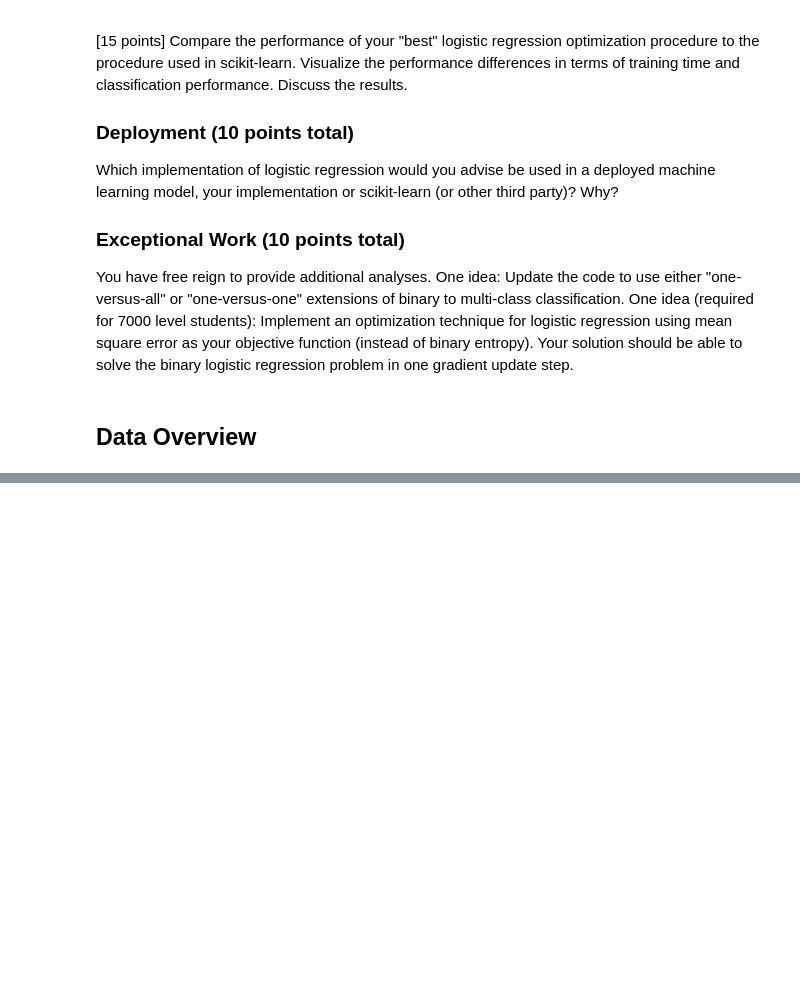
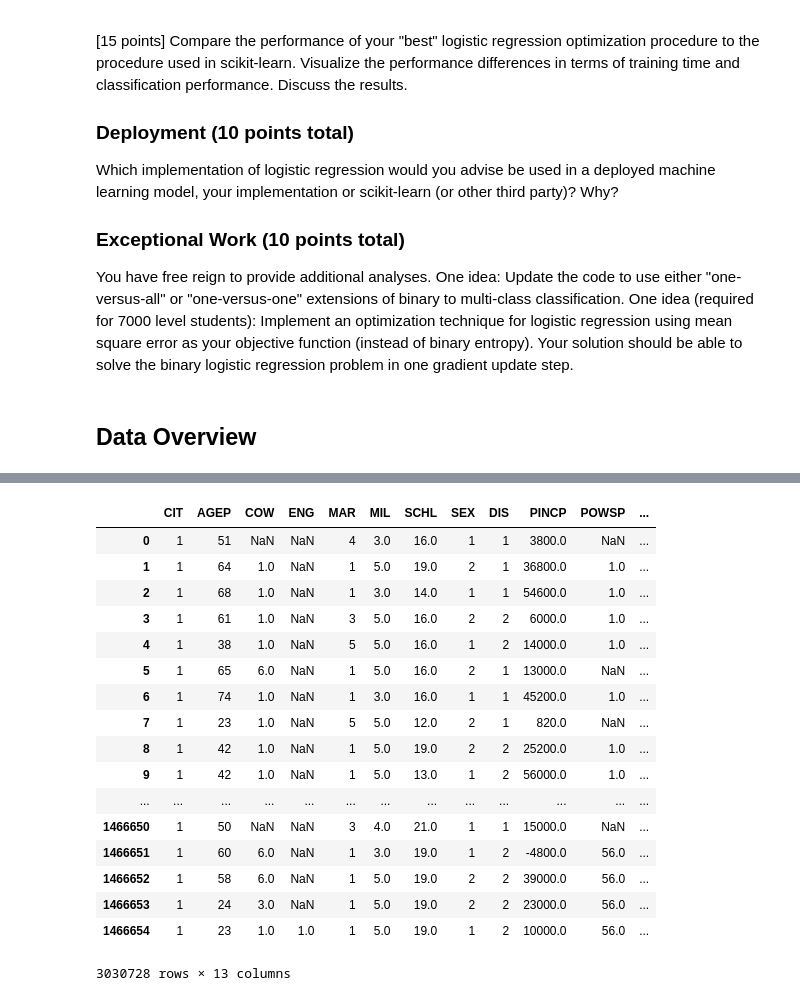
Before and after one commit to Nchaos/Extending-logistic-Regression, a Jupyter notebook: notebooks/Lab3_NC.ipynb, the cells around one changed output, grey strips where cells are left out. Drawn from its saved outputs; the diff is of its cells as text; code cells hidden in the pictures; blank space fills up the shorter version.

Commit message:
Finished Data Overview and Preperation!

```diff
--- a/notebooks/Lab3_NC.ipynb
+++ b/notebooks/Lab3_NC.ipynb
@@ -32,0 +48,4 @@ One idea (required for 7000 level students): Implement an optimization technique
+# %%
+%time dataA = pd.read_csv('../data/ss09pusa.csv')
+%time dataB = pd.read_csv('../data/ss09pusb.csv')
+merged = pd.concat([dataA,dataB])
@@ -32,0 +75,4 @@ One idea (required for 7000 level students): Implement an optimization technique
+# %%
+cols_to_save = ['CIT','AGEP','COW','ENG','MAR','MIL','SCHL','SEX','DIS','PINCP','POWSP','RAC1P','FOD1P']
+new_data = merged.filter(items=cols_to_save)
+new_data.info()
@@ -32,0 +98,21 @@ One idea (required for 7000 level students): Implement an optimization technique
+# %%
+new_data
+# %% [output]
+|  | CIT | AGEP | COW | ENG | MAR | MIL | SCHL | SEX | DIS | PINCP | POWSP | ... |
+| 0 | 1 | 51 | NaN | NaN | 4 | 3.0 | 16.0 | 1 | 1 | 3800.0 | NaN | ... |
+| 1 | 1 | 64 | 1.0 | NaN | 1 | 5.0 | 19.0 | 2 | 1 | 36800.0 | 1.0 | ... |
+| 2 | 1 | 68 | 1.0 | NaN | 1 | 3.0 | 14.0 | 1 | 1 | 54600.0 | 1.0 | ... |
+| 3 | 1 | 61 | 1.0 | NaN | 3 | 5.0 | 16.0 | 2 | 2 | 6000.0 | 1.0 | ... |
+| 4 | 1 | 38 | 1.0 | NaN | 5 | 5.0 | 16.0 | 1 | 2 | 14000.0 | 1.0 | ... |
+| 5 | 1 | 65 | 6.0 | NaN | 1 | 5.0 | 16.0 | 2 | 1 | 13000.0 | NaN | ... |
+| 6 | 1 | 74 | 1.0 | NaN | 1 | 3.0 | 16.0 | 1 | 1 | 45200.0 | 1.0 | ... |
+| 7 | 1 | 23 | 1.0 | NaN | 5 | 5.0 | 12.0 | 2 | 1 | 820.0 | NaN | ... |
+| 8 | 1 | 42 | 1.0 | NaN | 1 | 5.0 | 19.0 | 2 | 2 | 25200.0 | 1.0 | ... |
+| 9 | 1 | 42 | 1.0 | NaN | 1 | 5.0 | 13.0 | 1 | 2 | 56000.0 | 1.0 | ... |
+| ... | ... | ... | ... | ... | ... | ... | ... | ... | ... | ... | ... | ... |
+| 1466650 | 1 | 50 | NaN | NaN | 3 | 4.0 | 21.0 | 1 | 1 | 15000.0 | NaN | ... |
+| 1466651 | 1 | 60 | 6.0 | NaN | 1 | 3.0 | 19.0 | 1 | 2 | -4800.0 | 56.0 | ... |
+| 1466652 | 1 | 58 | 6.0 | NaN | 1 | 5.0 | 19.0 | 2 | 2 | 39000.0 | 56.0 | ... |
+| 1466653 | 1 | 24 | 3.0 | NaN | 1 | 5.0 | 19.0 | 2 | 2 | 23000.0 | 56.0 | ... |
+| 1466654 | 1 | 23 | 1.0 | 1.0 | 1 | 5.0 | 19.0 | 1 | 2 | 10000.0 | 56.0 | ... |
+3030728 rows × 13 columns
```
Also changed, not shown: parts of 33 cells of this notebook.
